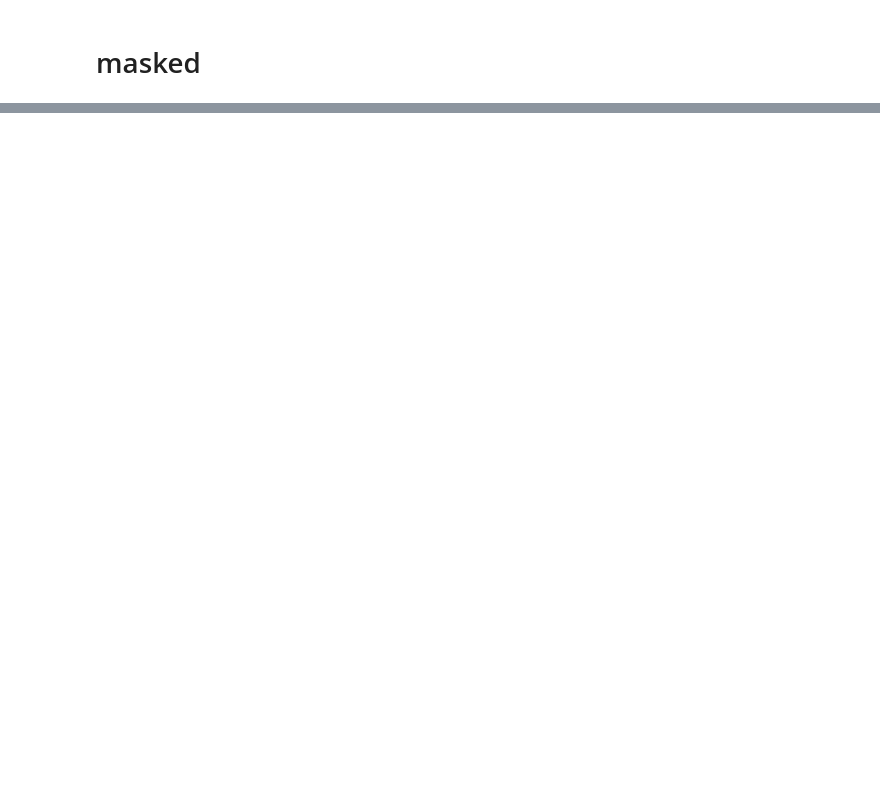
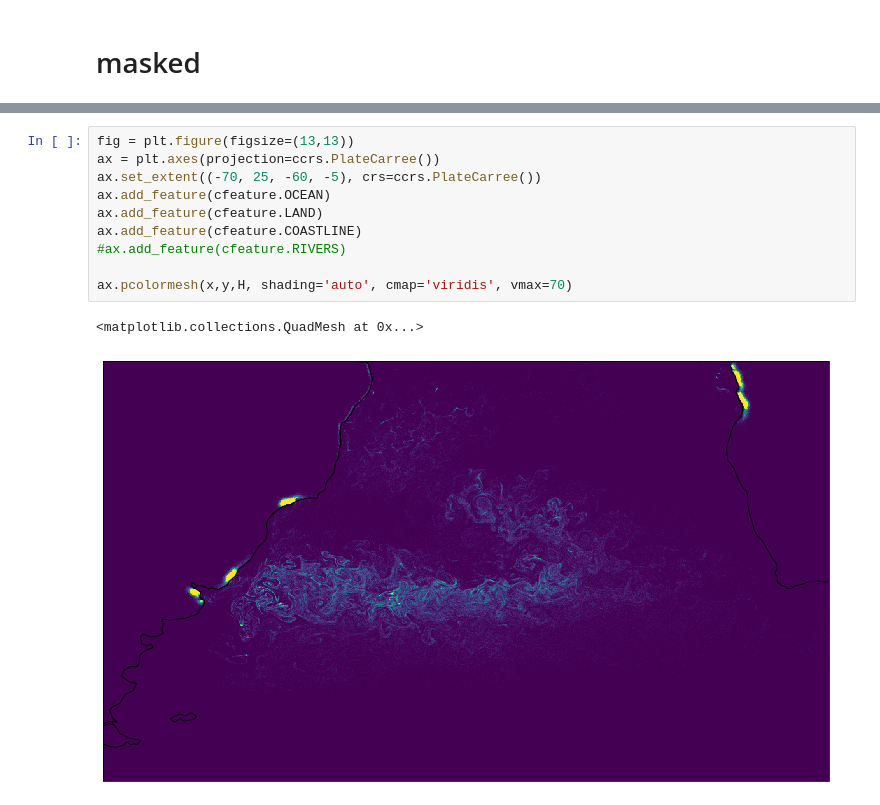
Before and after one commit to cpierard/South_Atlantic_Gyre_experiment, a Jupyter notebook: notebooks/First_run_analysis.ipynb, the cells around one changed output, grey strips where cells are left out. Drawn from its saved outputs; the diff is of its cells as text; blank space fills up the shorter version.

```diff
--- a/notebooks/First_run_analysis.ipynb
+++ b/notebooks/First_run_analysis.ipynb
@@ -398,0 +241,13 @@ no changes added to commit (use "git add" and/or "git commit -a")
+# %%
+fig = plt.figure(figsize=(13,13))
+ax = plt.axes(projection=ccrs.PlateCarree())
+ax.set_extent((-70, 25, -60, -5), crs=ccrs.PlateCarree())
+ax.add_feature(cfeature.OCEAN)
+ax.add_feature(cfeature.LAND)
+ax.add_feature(cfeature.COASTLINE)
+#ax.add_feature(cfeature.RIVERS)
+
+ax.pcolormesh(x,y,H, shading='auto', cmap='viridis', vmax=70)
+# %% [output]
+<matplotlib.collections.QuadMesh at 0x...>
+[figure, added]
```
Also changed, not shown: parts of 56 cells of this notebook, 6 other files.
